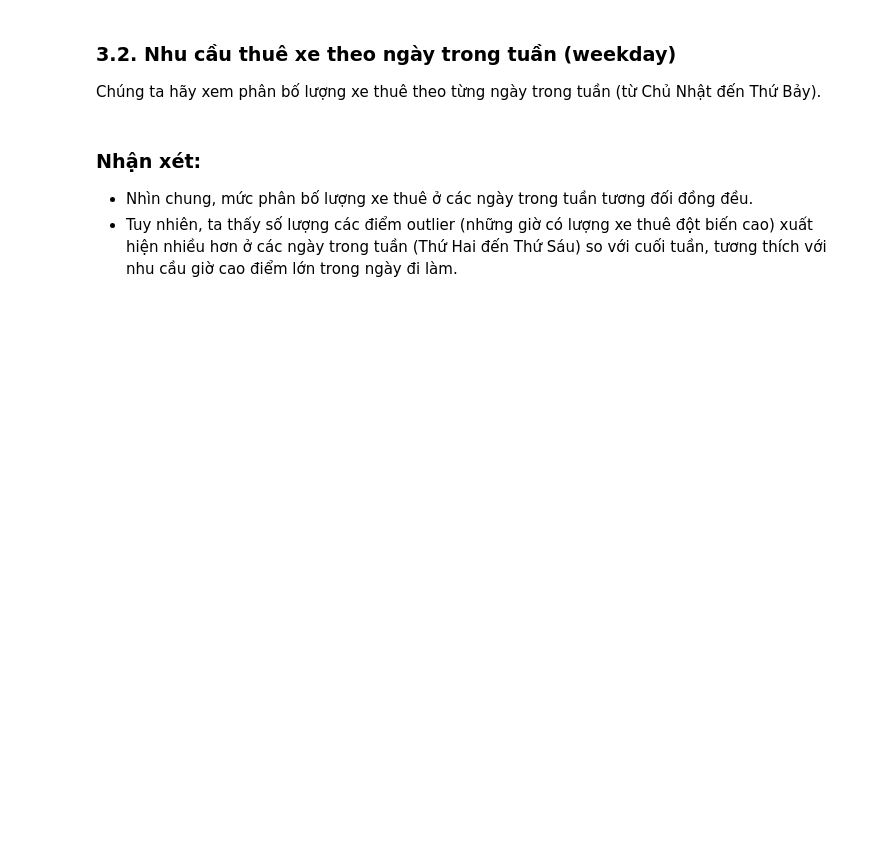
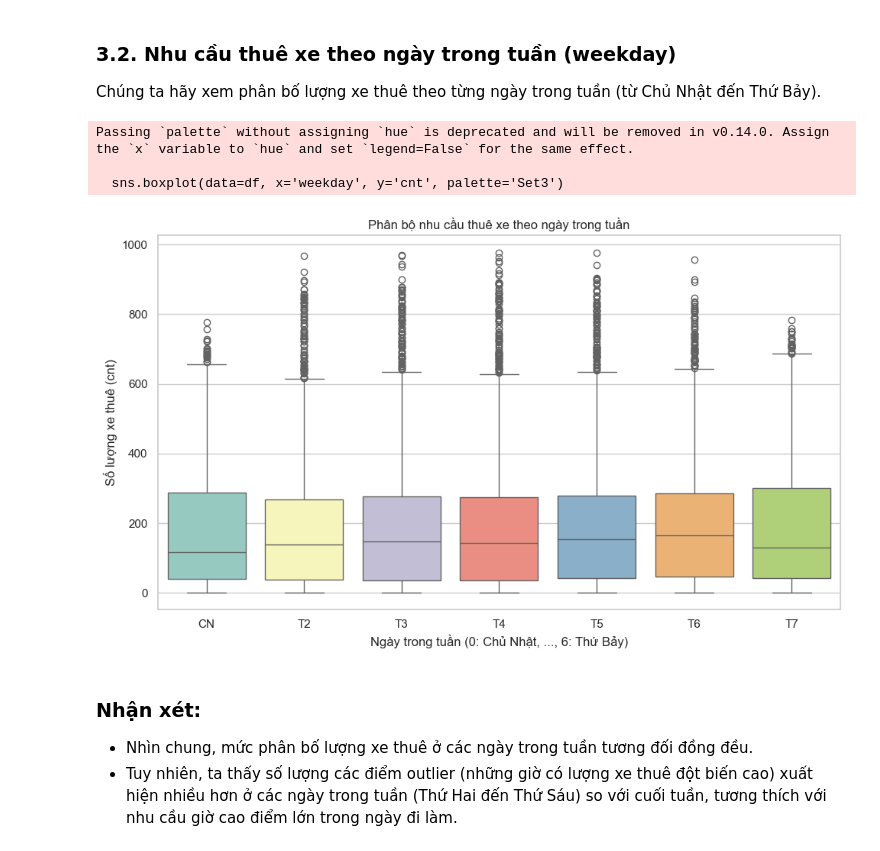
Before and after one commit to npthieu-2502/time-series-group-06, a Jupyter notebook: notebooks/01_data_exploration.ipynb, the cells around one changed output. Saved outputs shown, nothing was run; the diff lists cells and outputs as text; code cells hidden in the pictures; blank space fills up the shorter version.

Commit message:
Update EDA: save notebook outputs, add hourly sampling check and chronological demand plot

```diff
--- a/notebooks/01_data_exploration.ipynb
+++ b/notebooks/01_data_exploration.ipynb
@@ -46,0 +89,25 @@ df.isnull().sum()
+# %%
+# Tạo cột datetime hoàn chỉnh từ dteday và hr
+df['datetime'] = pd.to_datetime(df['dteday']) + pd.to_timedelta(df['hr'], unit='h')
+
+# Sắp xếp dữ liệu theo thứ tự thời gian tăng dần
+df = df.sort_values('datetime').reset_index(drop=True)
+
+# Tính khoảng cách thời gian giữa các dòng liên tiếp
+time_diffs = df['datetime'].diff()
+
+print("Thống kê các khoảng thời gian chênh lệch giữa các dòng liên tiếp:")
+print(time_diffs.value_counts())
+
+# Kiểm tra tổng số lượng giờ bị thiếu trong chuỗi thời gian
+min_time = df['datetime'].min()
+max_time = df['datetime'].max()
+expected_hours = int((max_time - min_time).total_seconds() / 3600 + 1)
+actual_hours = len(df)
+missing_hours = expected_hours - actual_hours
+
+print(f"\nThời gian bắt đầu: {min_time}")
+print(f"Thời gian kết thúc: {max_time}")
+print(f"Số lượng giờ dự kiến (liên tục): {expected_hours}")
+print(f"Số lượng giờ thực tế ghi nhận: {actual_hours}")
+print(f"Số lượng giờ bị thiếu (gaps): {missing_hours} giờ ({missing_hours/expected_hours*100:.2f}%)")
@@ -104,13 +204,18 @@ Chúng ta hãy xem phân bố lượng xe thuê theo từng ngày trong tuần (
 # %%
 plt.figure(figsize=(10, 6))
 sns.boxplot(data=df, x='weekday', y='cnt', palette='Set3')
-plt.title('Phân bố nhu cầu thuê xe theo ngày trong tuần')
+plt.title('Phân bộ nhu cầu thuê xe theo ngày trong tuần')
 plt.xlabel('Ngày trong tuần (0: Chủ Nhật, ..., 6: Thứ Bảy)')
 plt.ylabel('Số lượng xe thuê (cnt)')
 plt.xticks(ticks=range(7), labels=['CN', 'T2', 'T3', 'T4', 'T5', 'T6', 'T7'])
 plt.tight_layout()
 plt.savefig("../figures/eda_demand_by_weekday.png", dpi=150)
 plt.show()
+# %% [output]
+Passing `palette` without assigning `hue` is deprecated and will be removed in v0.14.0. Assign the `x` variable to `hue` and set `legend=False` for the same effect.
+
+  sns.boxplot(data=df, x='weekday', y='cnt', palette='Set3')
+[figure, added]
 # %% [markdown]
 ### Nhận xét:
 - Nhìn chung, mức phân bố lượng xe thuê ở các ngày trong tuần tương đối đồng đều.
```
Also changed, not shown: parts of 16 cells of this notebook, 3 other files.
